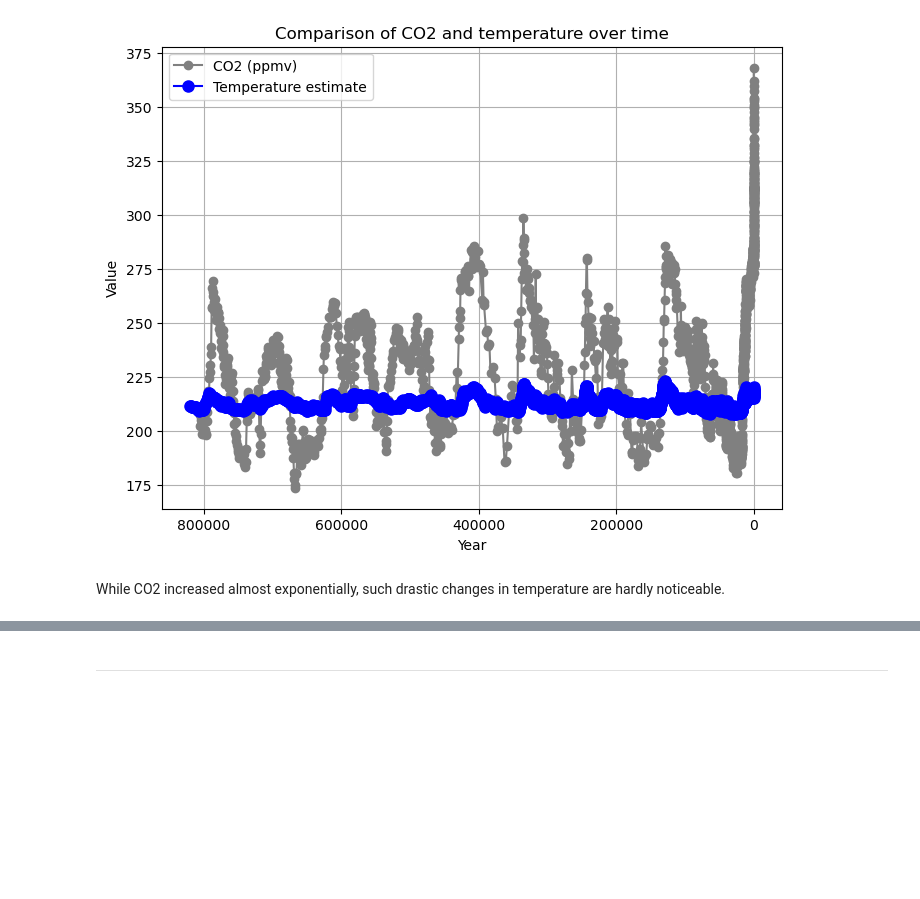
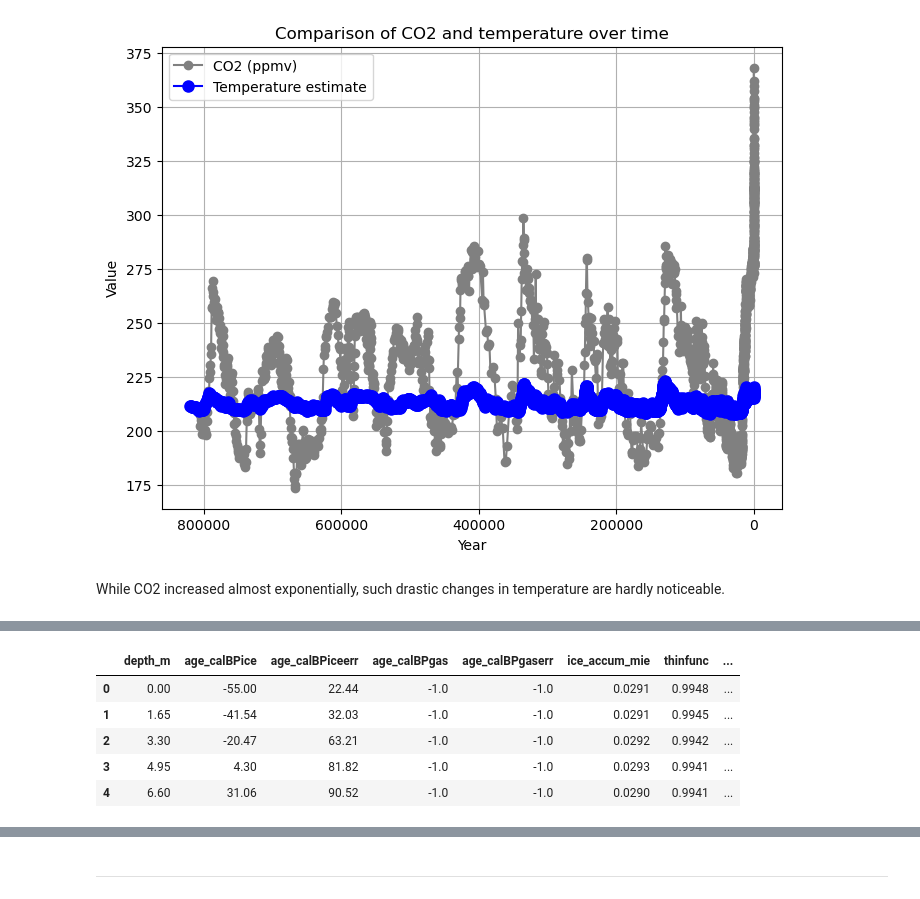
Before and after one commit to jalaca91/project2-programming-data-analysis, a Jupyter notebook: project.ipynb, the cells around one changed output, grey strips where cells are left out. Saved outputs shown, nothing was run; the diff lists cells and outputs as text; code cells hidden in the pictures; blank space fills up the shorter version.

```diff
--- a/project.ipynb
+++ b/project.ipynb
@@ -202,0 +236,13 @@ While CO2 increased almost exponentially, such drastic changes in temperature ar
+# %%
+# Read data from AICC2012 800KYr Antarctic Ice Core Chronology
+
+ice_file_path = "data\AICC2012 800KYr Antarctic Ice Core Chronology.xlsx"
+ice_df = pd.read_excel(ice_file_path,sheet_name=1)
+ice_df.head()
+# %% [output]
+|  | depth_m | age_calBPice | age_calBPiceerr | age_calBPgas | age_calBPgaserr | ice_accum_mie | thinfunc | ... |
+| 0 | 0.00 | -55.00 | 22.44 | -1.0 | -1.0 | 0.0291 | 0.9948 | ... |
+| 1 | 1.65 | -41.54 | 32.03 | -1.0 | -1.0 | 0.0291 | 0.9945 | ... |
+| 2 | 3.30 | -20.47 | 63.21 | -1.0 | -1.0 | 0.0292 | 0.9942 | ... |
+| 3 | 4.95 | 4.30 | 81.82 | -1.0 | -1.0 | 0.0293 | 0.9941 | ... |
+| 4 | 6.60 | 31.06 | 90.52 | -1.0 | -1.0 | 0.0290 | 0.9941 | ... |
```
Also changed, not shown: parts of 13 cells of this notebook.
